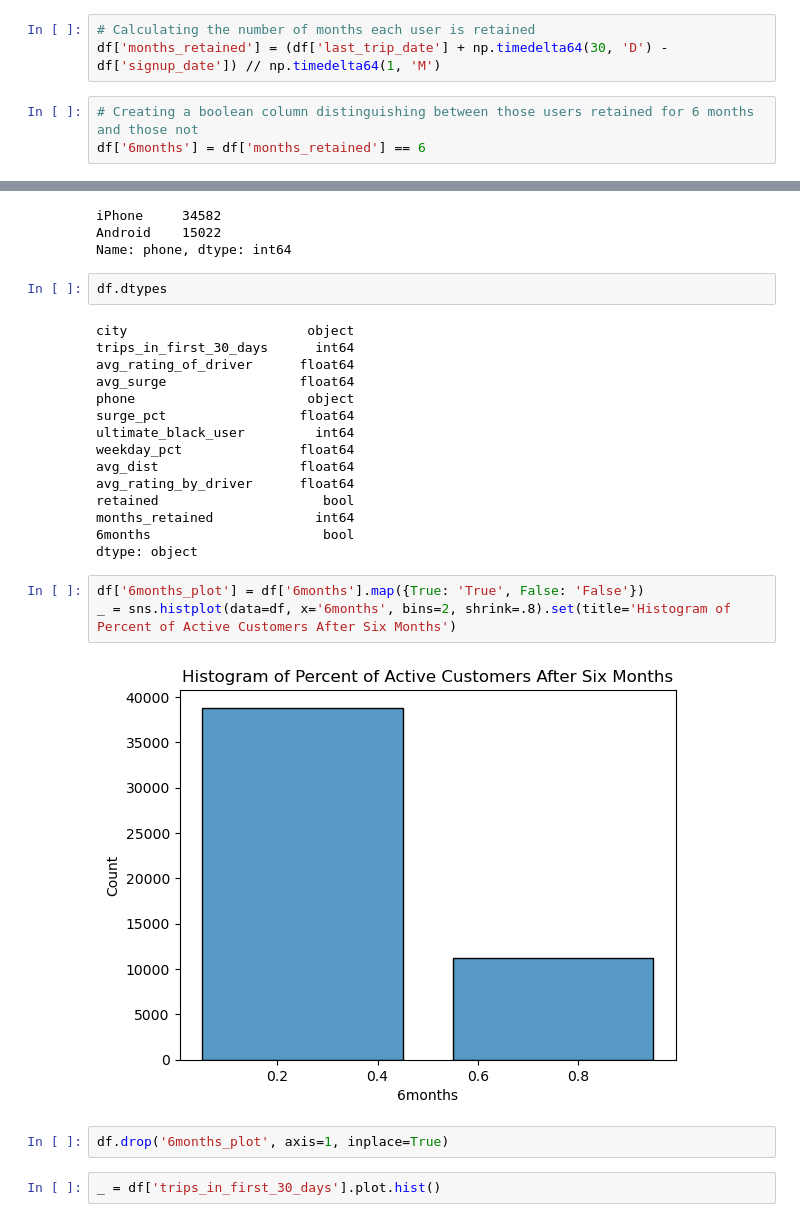
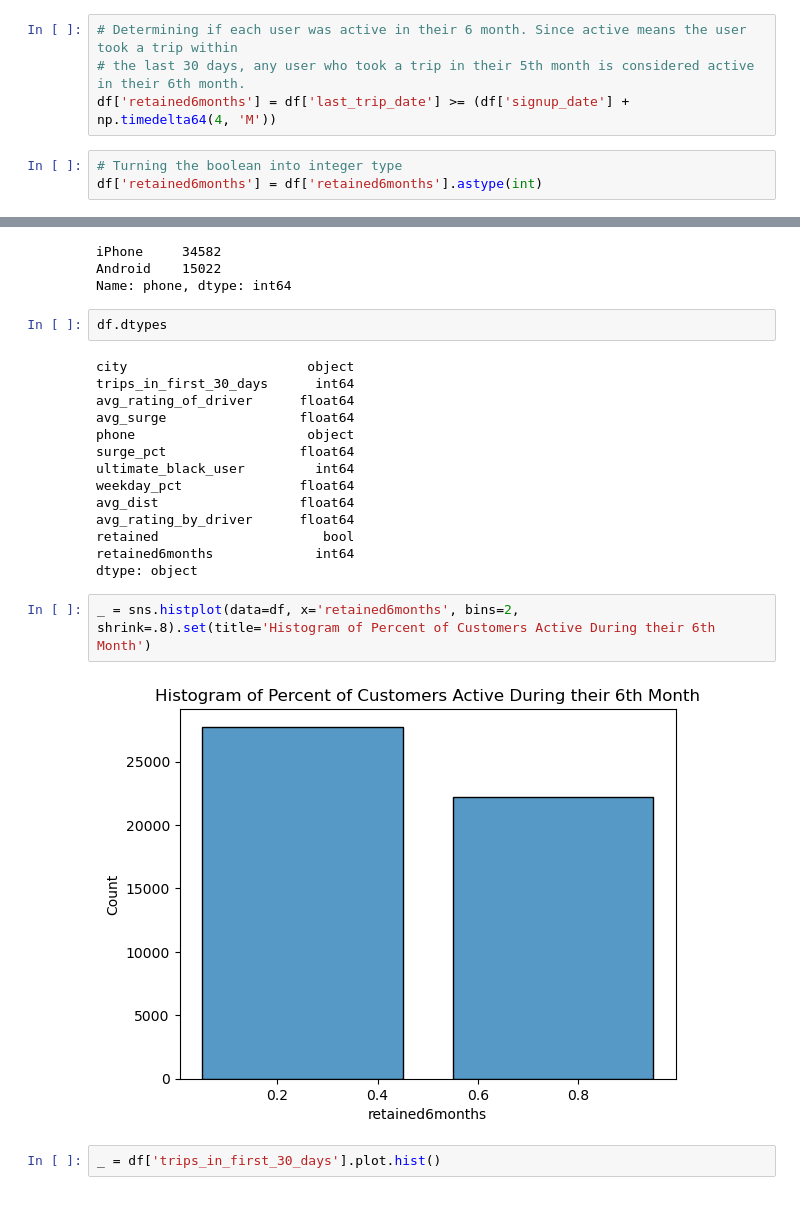
Before and after one commit to keb101/Image-Classification-Indian-Clothing, a Jupyter notebook: ultimate_challenge/Part_3.ipynb, the cells around one changed output, grey strips where cells are left out. Cells and saved outputs as stored; diff of their text form.

```diff
--- a/ultimate_challenge/Part_3.ipynb
+++ b/ultimate_challenge/Part_3.ipynb
@@ -126,9 +126,10 @@ print('Percent of active customers out of all customers is: ', round(percent_ret
 Percent of active customers out of all customers is:  60.28
 # %%
 df['ultimate_black_user'] = df['ultimate_black_user'].astype(int)
-# %%
-# Calculating the number of months each user is retained
-df['months_retained'] = (df['last_trip_date'] + np.timedelta64(30, 'D') - df['signup_date']) // np.timedelta64(1, 'M')
-# %%
-# Creating a boolean column distinguishing between those users retained for 6 months and those not
-df['6months'] = df['months_retained'] == 6
+# %%
+# Determining if each user was active in their 6 month. Since active means the user took a trip within
+# the last 30 days, any user who took a trip in their 5th month is considered active in their 6th month.
+df['retained6months'] = df['last_trip_date'] >= (df['signup_date'] + np.timedelta64(4, 'M'))
+# %%
+# Turning the boolean into integer type
+df['retained6months'] = df['retained6months'].astype(int)
@@ -187,16 +196,12 @@ weekday_pct               float64
 avg_dist                  float64
 avg_rating_by_driver      float64
 retained                     bool
-months_retained             int64
-6months                      bool
+retained6months             int64
 dtype: object
 # %%
-df['6months_plot'] = df['6months'].map({True: 'True', False: 'False'})
-_ = sns.histplot(data=df, x='6months', bins=2, shrink=.8).set(title='Histogram of Percent of Active Customers After Six Months')
+_ = sns.histplot(data=df, x='retained6months', bins=2, shrink=.8).set(title='Histogram of Percent of Customers Active During their 6th Month')
 # %% [output]
-[figure, old version]
+[figure, new version]
-# %%
-df.drop('6months_plot', axis=1, inplace=True)
 # %%
 _ = df['trips_in_first_30_days'].plot.hist()
 # %% [output]
```
Also changed, not shown: parts of 16 cells of this notebook.
